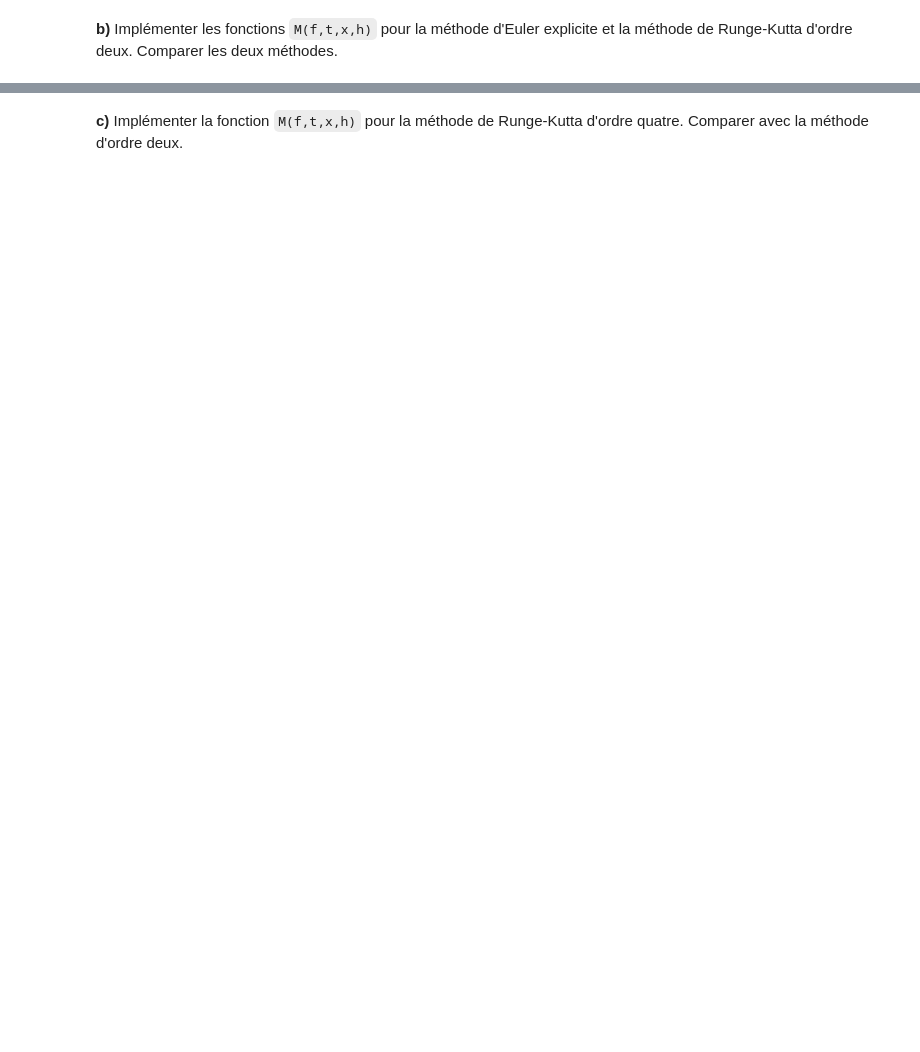
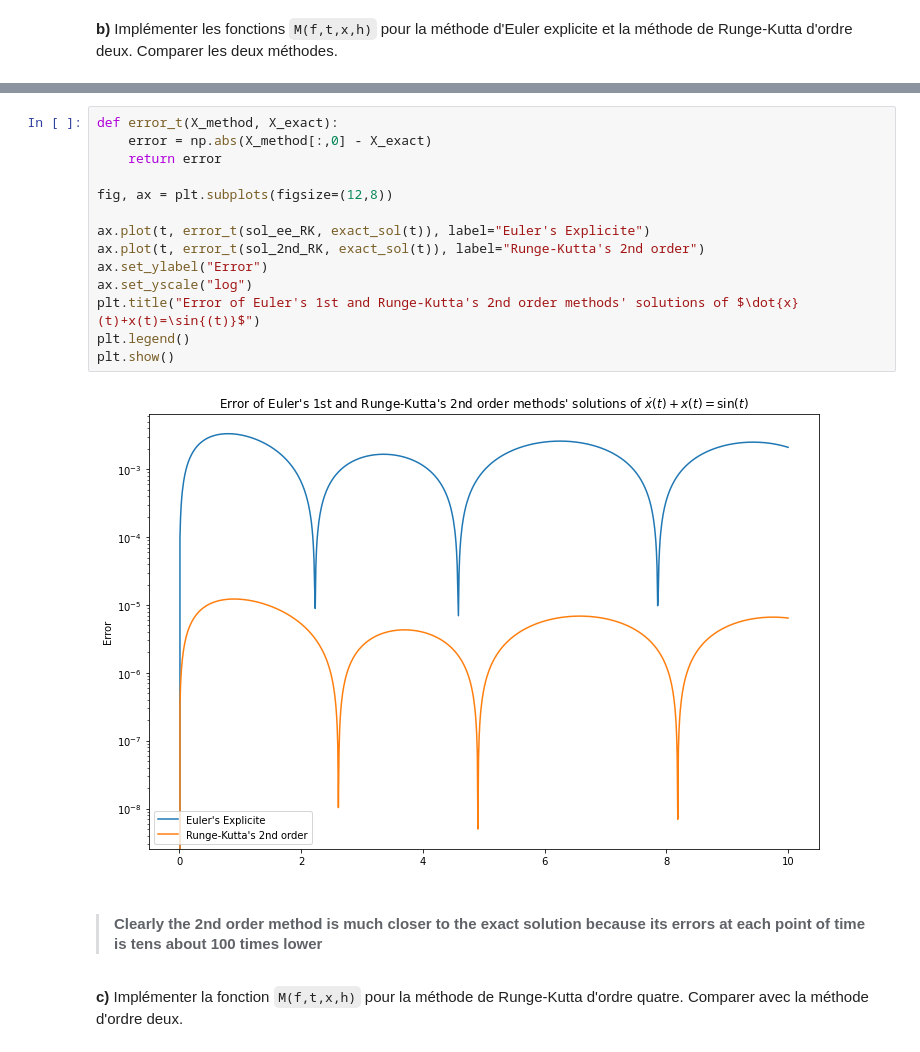
Before and after one commit to dqtvictory/Sorbonne-University, a Jupyter notebook: 3ma100/chap09.ipynb, the cells around one changed output, grey strips where cells are left out. Saved outputs shown, nothing was run; the diff lists cells and outputs as text; blank space fills up the shorter version.

```diff
--- a/3ma100/chap09.ipynb
+++ b/3ma100/chap09.ipynb
@@ -326,3 +416,21 @@ Implémenter les fonctions `M(f,t,x,h)` pour la méthode d'Euler explicite et la
+# %%
+def error_t(X_method, X_exact):
+    error = np.abs(X_method[:,0] - X_exact)
+    return error
+
+fig, ax = plt.subplots(figsize=(12,8))
+
+ax.plot(t, error_t(sol_ee_RK, exact_sol(t)), label="Euler's Explicite")
+ax.plot(t, error_t(sol_2nd_RK, exact_sol(t)), label="Runge-Kutta's 2nd order")
+ax.set_ylabel("Error")
+ax.set_yscale("log")
+plt.title("Error of Euler's 1st and Runge-Kutta's 2nd order methods' solutions of $\dot{x}(t)+x(t)=\sin{(t)}$")
+plt.legend()
+plt.show()
+# %% [output]
+[figure, added]
+# %% [markdown]
+> #### Clearly the 2nd order method is much closer to the exact solution because its errors at each point of time is tens about 100 times lower
 # %% [markdown]
 
 
```
Also changed, not shown: parts of 8 cells of this notebook.
